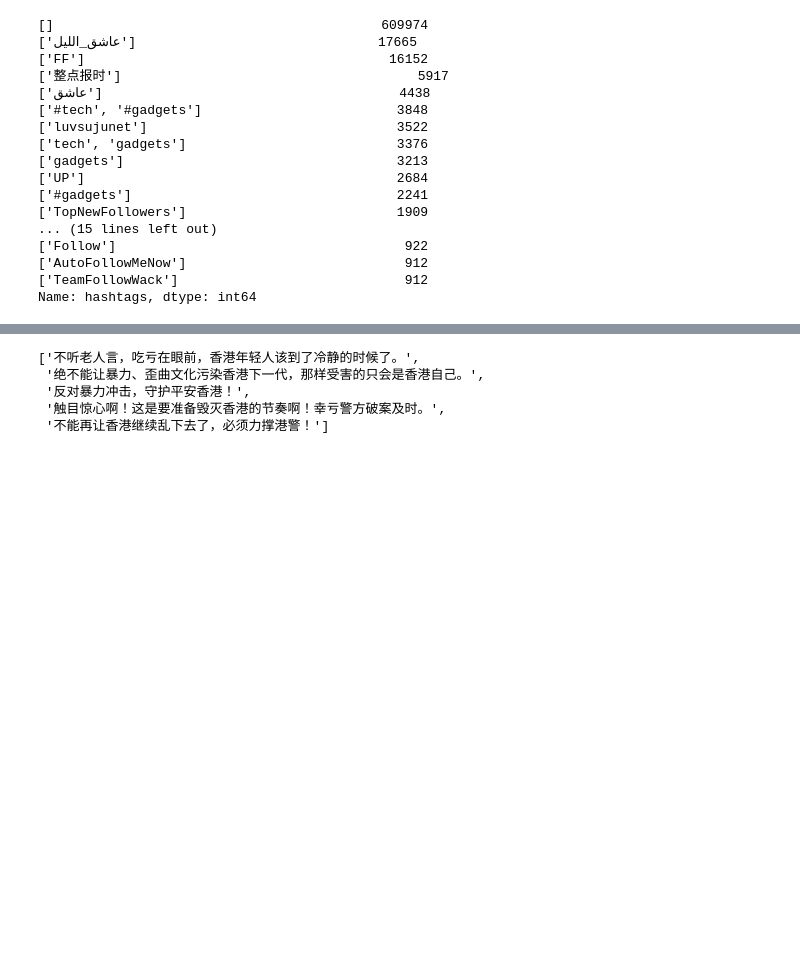
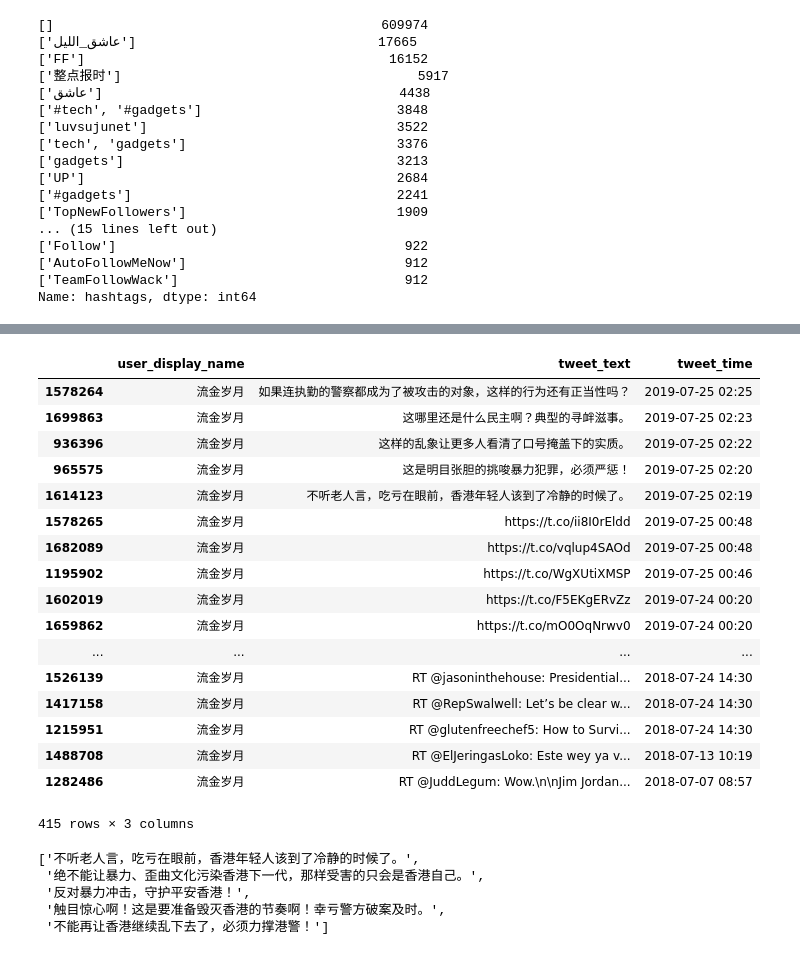
Before and after one commit to Carlping/Information-operations-directed-at-Hong-Kong, a Jupyter notebook: twitter_eda.ipynb, the cells around one changed output, grey strips where cells are left out. Drawn from its saved outputs; the diff is of its cells as text; code cells hidden in the pictures; blank space fills up the shorter version.

```diff
--- a/twitter_eda.ipynb
+++ b/twitter_eda.ipynb
@@ -274,3 +288,24 @@ Name: tweet_text, Length: 1990, dtype: object
+# %%
+tweet[(tweet['userid'] == '58615166') & (tweet['tweet_time']>='2018-01-01')][['user_display_name', 'tweet_text', 'tweet_time']].sort_values(by = ['tweet_time'], ascending = False)
+# %% [output]
+|  | user_display_name | tweet_text | tweet_time |
+| 1578264 | 流金岁月 | 如果连执勤的警察都成为了被攻击的对象，这样的行为还有正当性吗？ | 2019-07-25 02:25 |
+| 1699863 | 流金岁月 | 这哪里还是什么民主啊？典型的寻衅滋事。 | 2019-07-25 02:23 |
+| 936396 | 流金岁月 | 这样的乱象让更多人看清了口号掩盖下的实质。 | 2019-07-25 02:22 |
+| 965575 | 流金岁月 | 这是明目张胆的挑唆暴力犯罪，必须严惩！ | 2019-07-25 02:20 |
+| 1614123 | 流金岁月 | 不听老人言，吃亏在眼前，香港年轻人该到了冷静的时候了。 | 2019-07-25 02:19 |
+| 1578265 | 流金岁月 | https://t.co/ii8I0rEldd | 2019-07-25 00:48 |
+| 1682089 | 流金岁月 | https://t.co/vqlup4SAOd | 2019-07-25 00:48 |
+| 1195902 | 流金岁月 | https://t.co/WgXUtiXMSP | 2019-07-25 00:46 |
+| 1602019 | 流金岁月 | https://t.co/F5EKgERvZz | 2019-07-24 00:20 |
+| 1659862 | 流金岁月 | https://t.co/mO0OqNrwv0 | 2019-07-24 00:20 |
+| ... | ... | ... | ... |
+| 1526139 | 流金岁月 | RT @jasoninthehouse: Presidential... | 2018-07-24 14:30 |
+| 1417158 | 流金岁月 | RT @RepSwalwell: Let’s be clear w... | 2018-07-24 14:30 |
+| 1215951 | 流金岁月 | RT @glutenfreechef5: How to Survi... | 2018-07-24 14:30 |
+| 1488708 | 流金岁月 | RT @ElJeringasLoko: Este wey ya v... | 2018-07-13 10:19 |
+| 1282486 | 流金岁月 | RT @JuddLegum: Wow.\n\nJim Jordan... | 2018-07-07 08:57 |
+415 rows × 3 columns
 # %%
 hk_list = [t for t in hk_ch.tweet_text.tolist()]
 # %%
```
Also changed, not shown: parts of 6 cells of this notebook.
